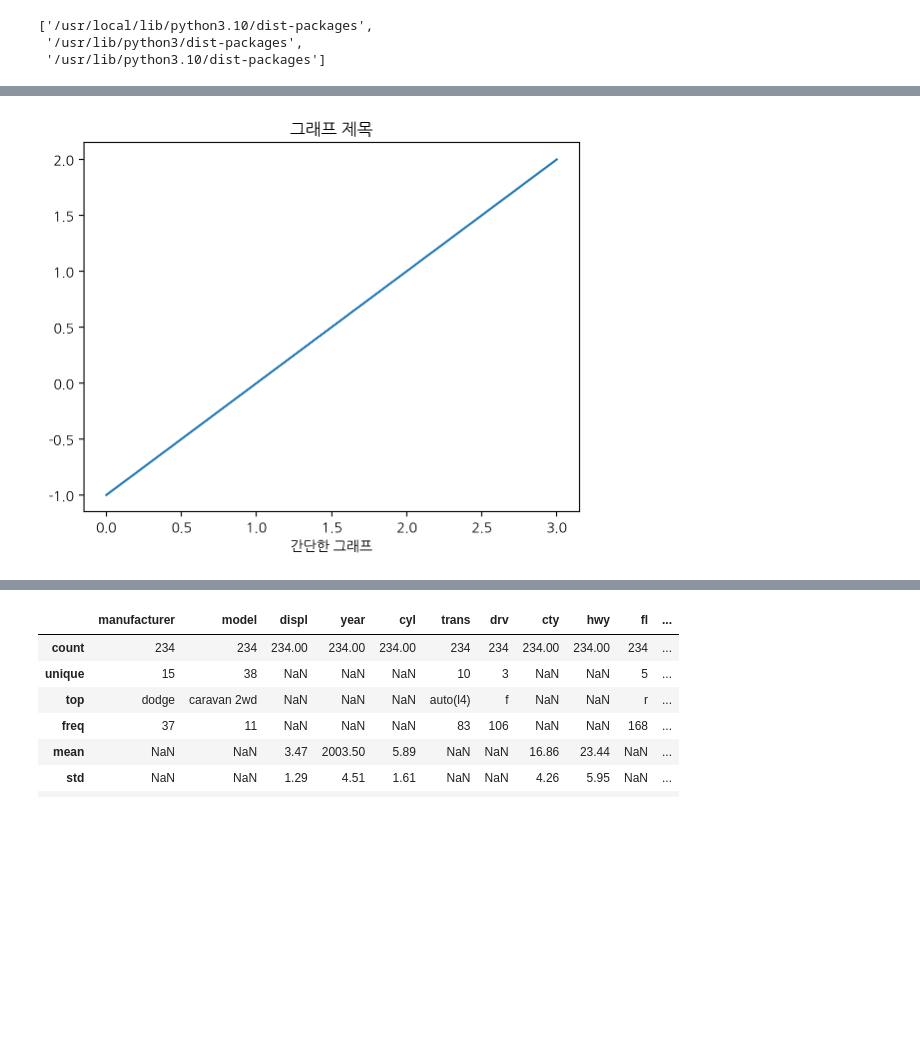
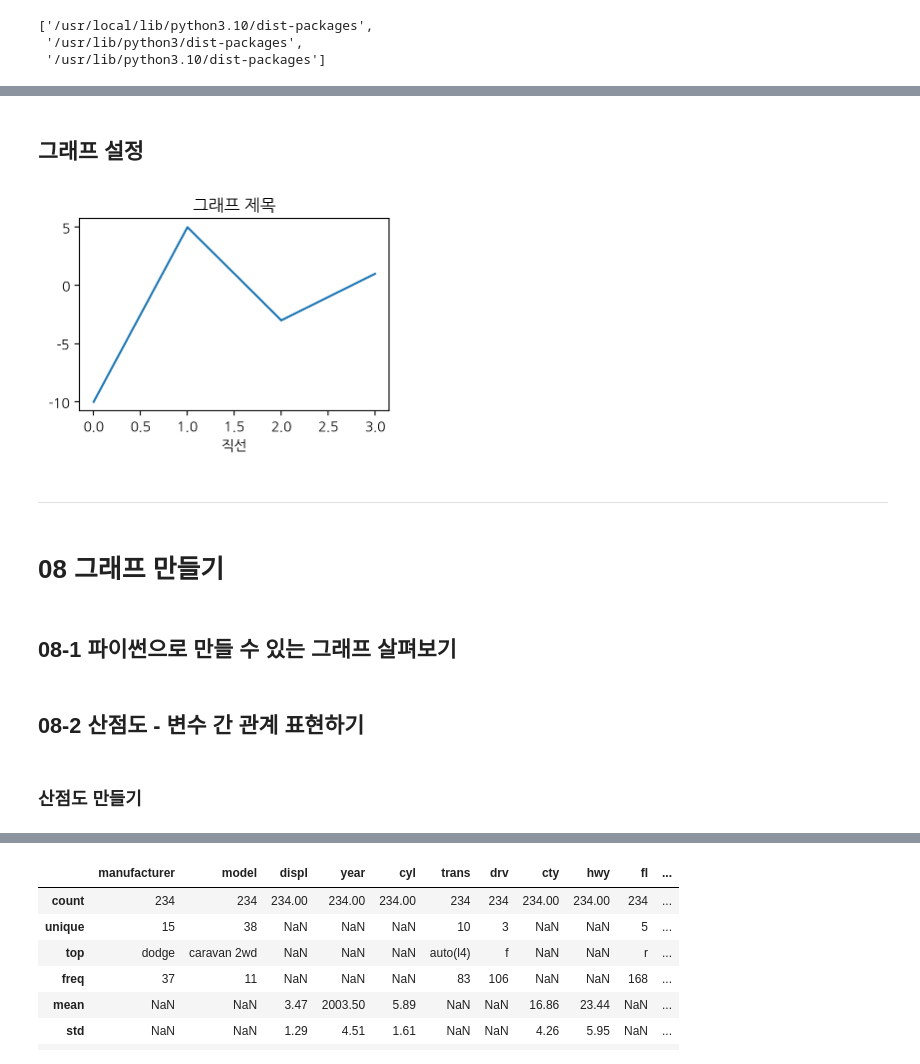
Before and after one commit to widegather1216/2024-1-my-BDA, a Jupyter notebook: inclass/07w_0415_mon_A_ch08_seaborn_graph.ipynb, the cells around one changed output, grey strips where cells are left out. Saved outputs shown, nothing was run; the diff lists cells and outputs as text; code cells hidden in the pictures; blank space fills up the shorter version.

```diff
--- a/inclass/07w_0415_mon_A_ch08_seaborn_graph.ipynb
+++ b/inclass/07w_0415_mon_A_ch08_seaborn_graph.ipynb
@@ -40,4 +50,6 @@ Requirement already satisfied: python-dateutil>=2.7 in /usr/local/lib/python3.10
 Requirement already satisfied: six>=1.5 in /usr/local/lib/python3.10/dist-packages (from python-dateutil>=2.7->matplotlib->koreanize_matplotlib) (1.16.0)
 Installing collected packages: koreanize_matplotlib
 Successfully installed koreanize_matplotlib-0.1.1
+# %% [markdown]
+## 그래프 설정
 # %%
@@ -45,2 +57,8 @@ Successfully installed koreanize_matplotlib-0.1.1
 %config InlineBackend.figure_format = 'retina'
+# %%
+# 그림 해상도와 크기: 해상도를 높이면 크기에 비례에 커짐
+import matplotlib.pyplot as plt
+
+plt.rcParams.update({'figure.dpi' : '100'})             # 해상도, 기본값 72
+plt.rcParams.update({'figure.figsize' : [4, 2.5]})      # 그림 크기, 기본값 [6, 4]
 # %%
@@ -49,11 +67,21 @@ pd.set_option('display.precision', 2)
 # %%
 import matplotlib.pyplot as plt
 import koreanize_matplotlib
 
-plt.plot([-1, 0, 1, 2])
+plt.plot([-10, 5, -3, 1])
 plt.title('그래프 제목')
-plt.xlabel('간단한 그래프')
+plt.xlabel('직선')
 plt.show()
 # %% [output]
-[figure, old version]
+[figure, new version]
+# %% [markdown]
+---
+# %% [markdown]
+# 08 그래프 만들기
+# %% [markdown]
+## 08-1 파이썬으로 만들 수 있는 그래프 살펴보기
+# %% [markdown]
+## 08-2 산점도 - 변수 간 관계 표현하기
+# %% [markdown]
+### 산점도 만들기
 # %%
```
Also changed, not shown: parts of 114 cells of this notebook.
